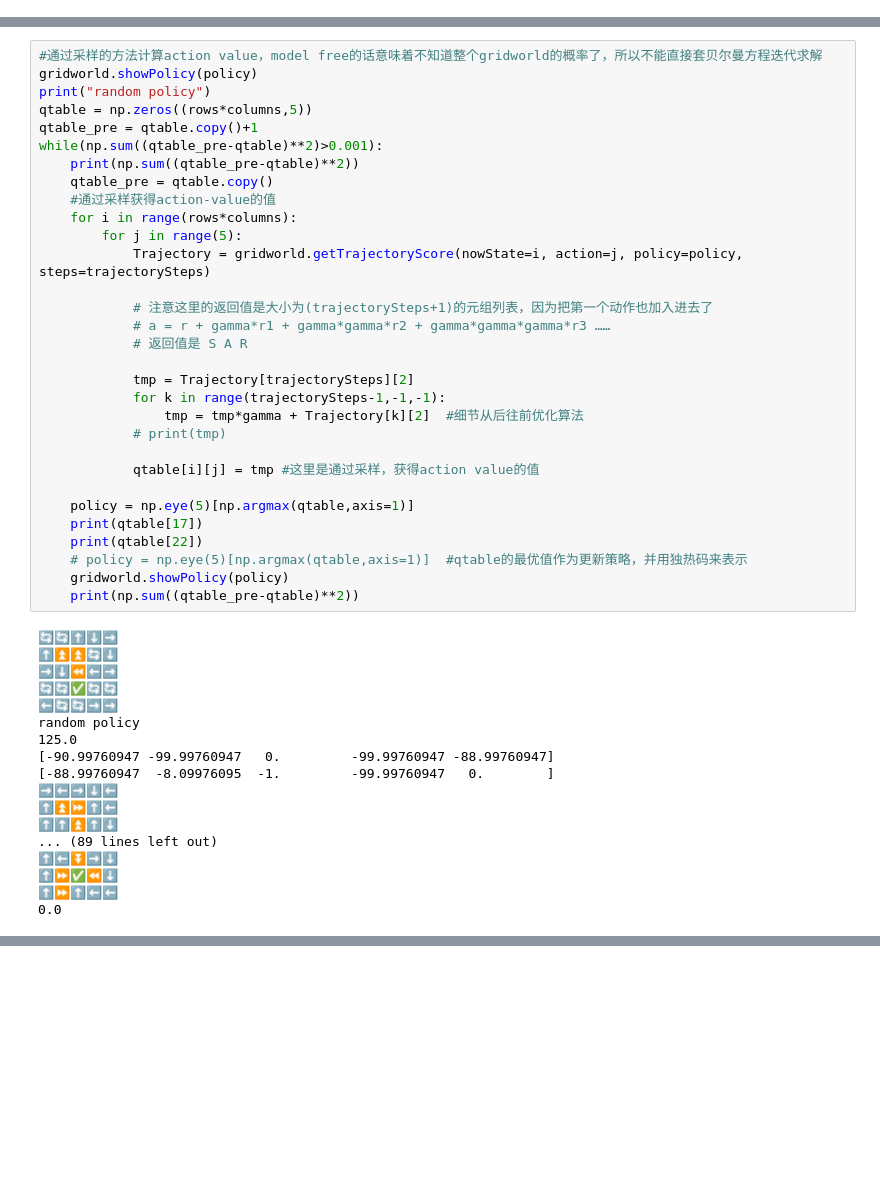
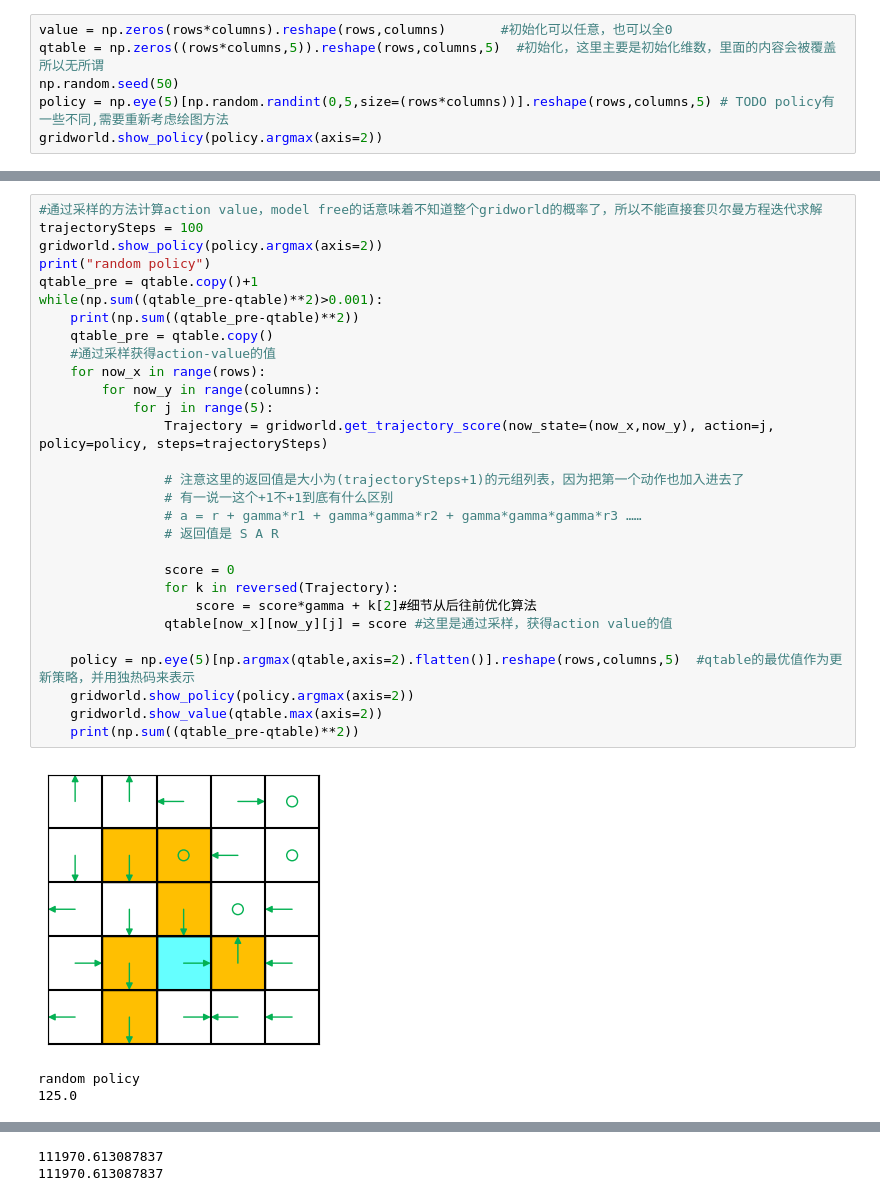
Before and after one commit to ziwenhahaha/Code-of-RL-Beginning, a Jupyter notebook: codes/5.1.MC basic.ipynb, the cells around one changed output, grey strips where cells are left out. Drawn from its saved outputs; the diff is of its cells as text; blank space fills up the shorter version.

```diff
--- a/codes/5.1.MC basic.ipynb
+++ b/codes/5.1.MC basic.ipynb
@@ -37,0 +18,6 @@ gridworld.showPolicy(policy)
+# %%
+value = np.zeros(rows*columns).reshape(rows,columns)       #初始化可以任意，也可以全0
+qtable = np.zeros((rows*columns,5)).reshape(rows,columns,5)  #初始化，这里主要是初始化维数，里面的内容会被覆盖所以无所谓
+np.random.seed(50)
+policy = np.eye(5)[np.random.randint(0,5,size=(rows*columns))].reshape(rows,columns,5) # TODO policy有一些不同,需要重新考虑绘图方法
+gridworld.show_policy(policy.argmax(axis=2))
@@ -38,49 +26,33 @@ gridworld.showPolicy(policy)
 # %%
 #通过采样的方法计算action value，model free的话意味着不知道整个gridworld的概率了，所以不能直接套贝尔曼方程迭代求解
-gridworld.showPolicy(policy)
+trajectorySteps = 100
+gridworld.show_policy(policy.argmax(axis=2))
 print("random policy")
-qtable = np.zeros((rows*columns,5))
 qtable_pre = qtable.copy()+1
 while(np.sum((qtable_pre-qtable)**2)>0.001):
     print(np.sum((qtable_pre-qtable)**2))
     qtable_pre = qtable.copy()
     #通过采样获得action-value的值
-    for i in range(rows*columns):
-        for j in range(5):
-            Trajectory = gridworld.getTrajectoryScore(nowState=i, action=j, policy=policy, steps=trajectorySteps)
+    for now_x in range(rows):
+        for now_y in range(columns):
+            for j in range(5):
+                Trajectory = gridworld.get_trajectory_score(now_state=(now_x,now_y), action=j, policy=policy, steps=trajectorySteps)
 
-            # 注意这里的返回值是大小为(trajectorySteps+1)的元组列表，因为把第一个动作也加入进去了
-            # a = r + gamma*r1 + gamma*gamma*r2 + gamma*gamma*gamma*r3 ……
-            # 返回值是 S A R
+                # 注意这里的返回值是大小为(trajectorySteps+1)的元组列表，因为把第一个动作也加入进去了
+                # 有一说一这个+1不+1到底有什么区别
+                # a = r + gamma*r1 + gamma*gamma*r2 + gamma*gamma*gamma*r3 ……
+                # 返回值是 S A R
 
-            tmp = Trajectory[trajectorySteps][2]
-            for k in range(trajectorySteps-1,-1,-1):
-                tmp = tmp*gamma + Trajectory[k][2]  #细节从后往前优化算法
-            # print(tmp)
+                score = 0
+                for k in reversed(Trajectory):
+                    score = score*gamma + k[2]#细节从后往前优化算法
+                qtable[now_x][now_y][j] = score #这里是通过采样，获得action value的值
 
-            qtable[i][j] = tmp #这里是通过采样，获得action value的值
-
-    policy = np.eye(5)[np.argmax(qtable,axis=1)]
-    print(qtable[17])
-    print(qtable[22])
-    # policy = np.eye(5)[np.argmax(qtable,axis=1)]  #qtable的最优值作为更新策略，并用独热码来表示
-    gridworld.showPolicy(policy)
+    policy = np.eye(5)[np.argmax(qtable,axis=2).flatten()].reshape(rows,columns,5)  #qtable的最优值作为更新策略，并用独热码来表示
+    gridworld.show_policy(policy.argmax(axis=2))
+    gridworld.show_value(qtable.max(axis=2))
     print(np.sum((qtable_pre-qtable)**2))
 # %% [output]
+[figure, added]
-🔄🔄⬆️⬇️➡️
-⬆️⏫️⏫️🔄⬇️
-➡️⬇️⏪⬅️➡️
-🔄🔄✅🔄🔄
-⬅️🔄🔄➡️➡️
 random policy
 125.0
-[-90.99760947 -99.99760947   0.         -99.99760947 -88.99760947]
-[-88.99760947  -8.09976095  -1.         -99.99760947   0.        ]
-➡️⬅️➡️⬇️⬅️
-⬆️⏫️⏩️⬆️⬅️
-⬆️⬆️⏫️⬆️⬇️
-... (89 lines left out)
-⬆️⬅️⏬➡️⬇️
-⬆️⏩️✅⏪⬇️
-⬆️⏩️⬆️⬅️⬅️
-0.0
@@ -86,0 +61,2 @@ random policy
+111970.613087837
+111970.613087837
```
Also changed, not shown: parts of 4 cells of this notebook, 4 other files.
